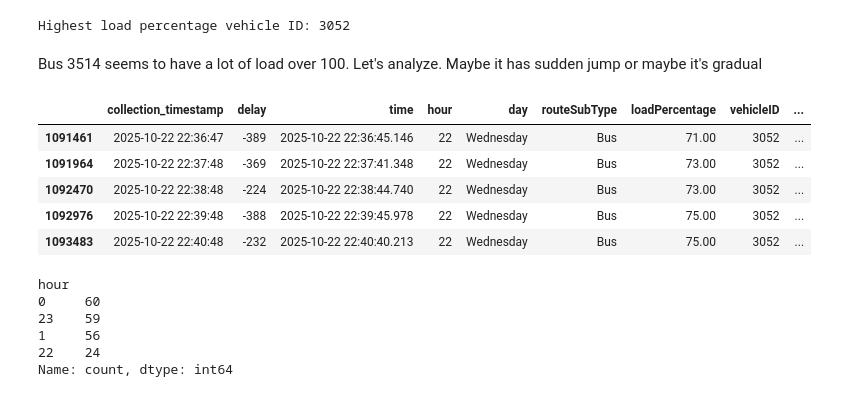
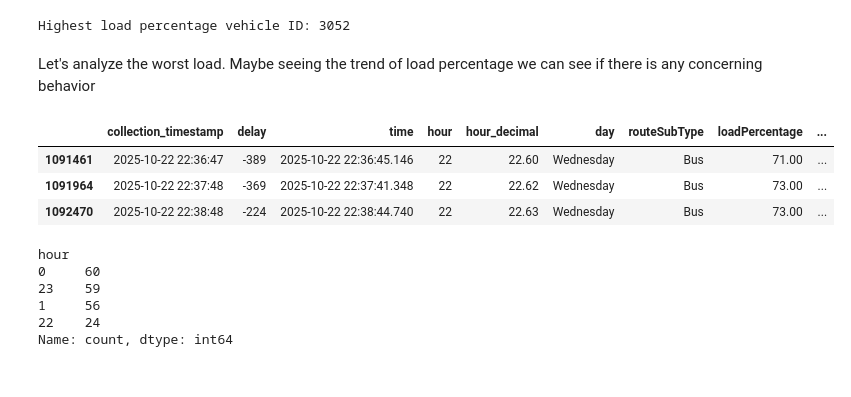
Before and after one commit to dvan2/trimet_data_project, a Jupyter notebook: notebooks/trimet.ipynb, the cells around one changed output. Saved outputs shown, nothing was run; the diff lists cells and outputs as text; code cells hidden in the pictures.

```diff
--- a/notebooks/trimet.ipynb
+++ b/notebooks/trimet.ipynb
@@ -302,11 +311,11 @@ print(f'{len(bad_load)} buses over 100% load percentage')
 
 Load percentage should be 0-100 as a fraction.  Let's investigate why there is over 100 for the max value.
 # %%
-time_info = ['collection_timestamp', 'delay', 'time', 'hour', 'day']
-# select info to focus on for load
+# # Filtering out some columnns
+time_info = ['collection_timestamp', 'delay', 'time', 'hour', 'hour_decimal', 'day']
 bus_info = ['routeSubType', 'loadPercentage', 'vehicleID', 'signMessage', 'inCongestion']
-load_perc_info = time_info.copy() + bus_info
-bad_load = bad_load[load_perc_info]
+# load_perc_info = time_info.copy() + bus_info
+# bad_load = bad_load[load_perc_info]
 # %% [markdown]
 Check loadpercentage relationship with vehicleID
 # %%
@@ -316,23 +325,20 @@ highest_load = df.loc[highest_load_index, 'vehicleID']
 print(f'Highest load percentage vehicle ID: {highest_load}')
 # %% [output]
 Highest load percentage vehicle ID: 3052
-# %% [markdown]
-Bus 3514 seems to have a lot of load over 100.
-Let's analyze.  Maybe it has sudden jump or maybe it's gradual
+# %% [markdown]
+Let's analyze the worst load.  Maybe seeing the trend of load percentage we can see if there is any concerning behavior
 # %%
 df_highest_load = df[
     (df['vehicleID'] == highest_load) &
     (df['loadPercentage'] > 70)
 ].sort_values('time')
 df_highest_load = df_highest_load[time_info + bus_info].copy()
-df_highest_load.head(5)
+df_highest_load.head(3)
 # %% [output]
-|  | collection_timestamp | delay | time | hour | day | routeSubType | loadPercentage | vehicleID | ... |
-| 1091461 | 2025-10-22 22:36:47 | -389 | 2025-10-22 22:36:45.146 | 22 | Wednesday | Bus | 71.00 | 3052 | ... |
-| 1091964 | 2025-10-22 22:37:48 | -369 | 2025-10-22 22:37:41.348 | 22 | Wednesday | Bus | 73.00 | 3052 | ... |
-| 1092470 | 2025-10-22 22:38:48 | -224 | 2025-10-22 22:38:44.740 | 22 | Wednesday | Bus | 73.00 | 3052 | ... |
-| 1092976 | 2025-10-22 22:39:48 | -388 | 2025-10-22 22:39:45.978 | 22 | Wednesday | Bus | 75.00 | 3052 | ... |
-| 1093483 | 2025-10-22 22:40:48 | -232 | 2025-10-22 22:40:40.213 | 22 | Wednesday | Bus | 75.00 | 3052 | ... |
+|  | collection_timestamp | delay | time | hour | hour_decimal | day | routeSubType | loadPercentage | ... |
+| 1091461 | 2025-10-22 22:36:47 | -389 | 2025-10-22 22:36:45.146 | 22 | 22.60 | Wednesday | Bus | 71.00 | ... |
+| 1091964 | 2025-10-22 22:37:48 | -369 | 2025-10-22 22:37:41.348 | 22 | 22.62 | Wednesday | Bus | 73.00 | ... |
+| 1092470 | 2025-10-22 22:38:48 | -224 | 2025-10-22 22:38:44.740 | 22 | 22.63 | Wednesday | Bus | 73.00 | ... |
 # %%
 df_highest_load['hour'].value_counts()
 # %% [output]
```
Also changed, not shown: parts of 30 cells of this notebook.
